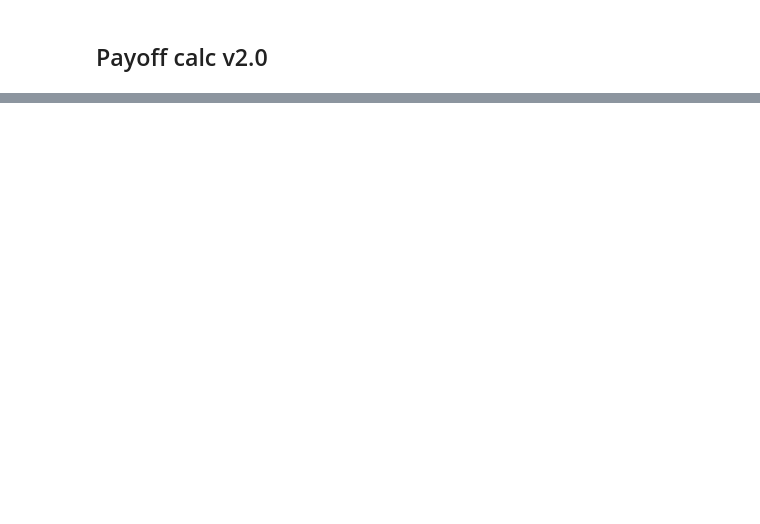
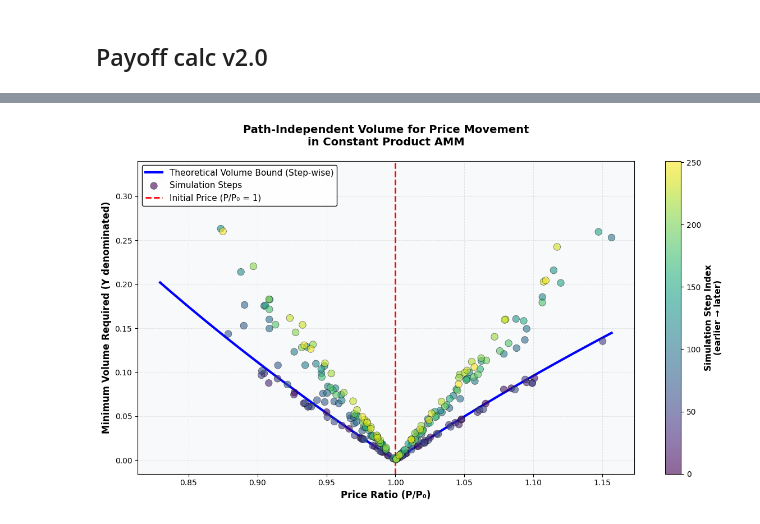
Before and after one commit to danielmalinovsky/automated_marketmaker_calc, a Jupyter notebook: calibrated_prices.ipynb, the cells around one changed output, grey strips where cells are left out. Cells and saved outputs as stored; diff of their text form; code cells hidden in the pictures; blank space fills up the shorter version.

```diff
--- a/calibrated_prices.ipynb
+++ b/calibrated_prices.ipynb
@@ -828,0 +394,11 @@ print(f"  3. accuracy_vs_price_movement.png - Robustness analysis")
+# %%
+from automated_marketmaker_calc.volume_visualization import plot_volume_bound
+
+# Get the first path from simulation results
+single_path = payoff.paths_df['dfs'].at[0]
+
+# Create the volume bound visualization
+fig, ax = plot_volume_bound(single_path)
+plt.show()
+# %% [output]
+[figure, added]
```
Also changed, not shown: parts of 33 cells of this notebook, 12 other files.
